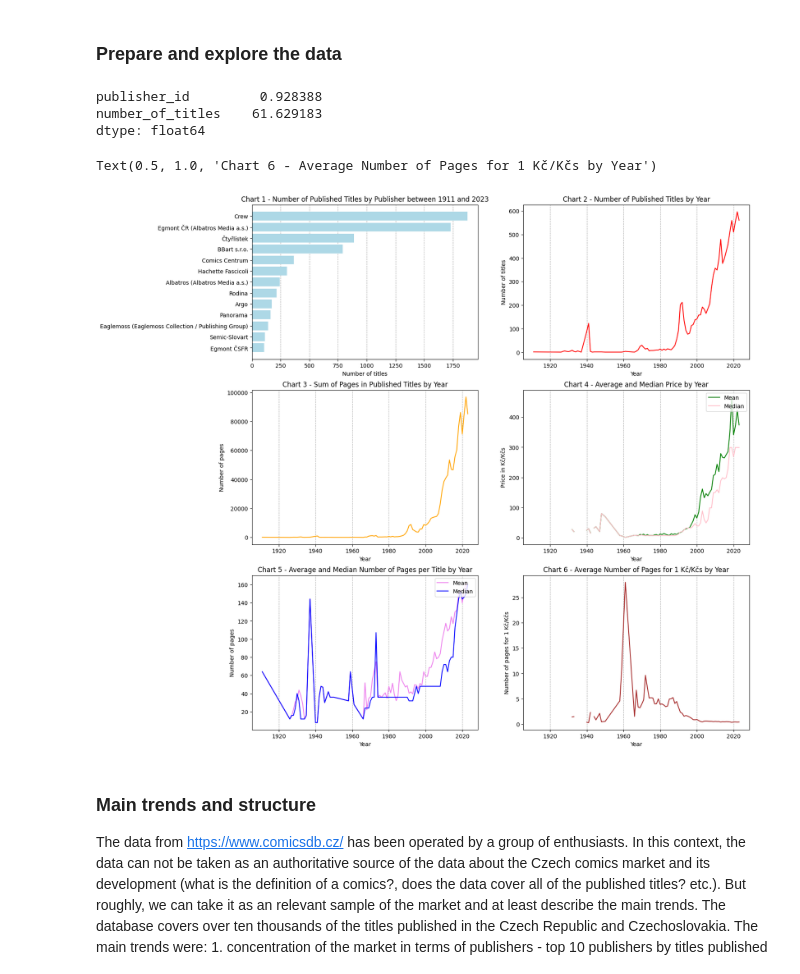
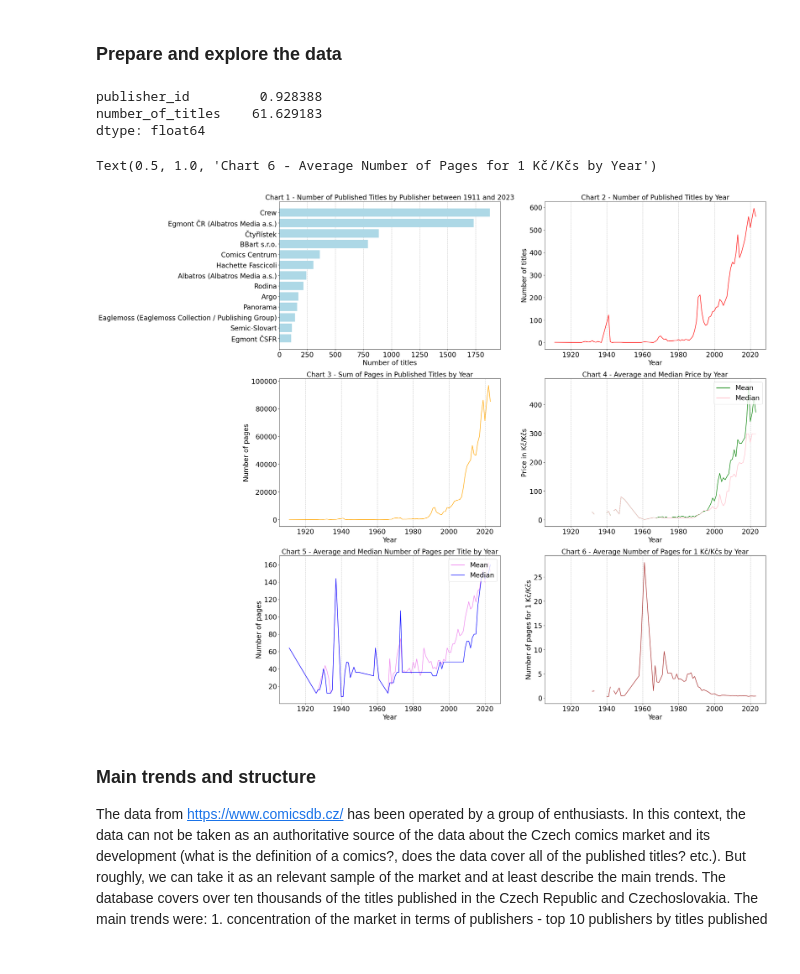
Before and after one commit to tolstoj48/comics_db_project, a Jupyter notebook: comics-project-visualisation.ipynb, the cells around one changed output. Drawn from its saved outputs; the diff is of its cells as text; code cells hidden in the pictures.

Commit message:
Colors, apostrophes change.

```diff
--- a/comics-project-visualisation.ipynb
+++ b/comics-project-visualisation.ipynb
@@ -58,57 +58,66 @@ publishers_chart = publishers[publishers["number_of_titles"] > 100].sort_values(
 # share of top 10 for the whole period
 print(publishers[publishers["number_of_titles"] > 100].sort_values("number_of_titles", ascending = True).tail(10).sum(numeric_only=True) * 100 / publishers.sum(numeric_only=True))
 
-fig = plt.figure(figsize=(16, 17))
+font_size = 20
+plt.rc("font", size=font_size)
+plt.rc("axes", titlesize=font_size)
+plt.rc("axes", labelsize=font_size)
+plt.rc("xtick", labelsize=font_size)
+plt.rc("ytick", labelsize=font_size)
+plt.rc("legend", fontsize=font_size)
+plt.rc("figure", titlesize=font_size)
+fig = plt.figure(figsize=(26, 27))
+
 ax1 = fig.add_subplot(3,2,1)
 ax1.grid(True, axis="x", linestyle="--", zorder=1)
 ax1.barh(publishers_chart["name"], publishers_chart["number_of_titles"], color="lightblue", zorder=2)
-ax1.set_xlabel('Number of titles')
-ax1.set_title('Chart 1 - Number of Published Titles by Publisher between 1911 and 2023')
+ax1.set_xlabel("Number of titles")
+ax1.set_title("Chart 1 - Number of Published Titles by Publisher between 1911 and 2023")
 
 ax2 = fig.add_subplot(3,2,2)
 ax2.grid(True, axis="x", linestyle="--", zorder=1)
 ax2.plot(titles_chart, color="red", zorder=2)
-ax2.set_xlabel('Year')
-ax2.set_ylabel('Number of titles')
-ax2.set_title('Chart 2 - Number of Published Titles by Year')
+ax2.set_xlabel("Year")
+ax2.set_ylabel("Number of titles")
+ax2.set_title("Chart 2 - Number of Published Titles by Year")
 
 ax3 = fig.add_subplot(3,2,3)
 ax3.grid(True, axis="x", linestyle="--", zorder=1)
 ax3.plot(titles_chart_num_pages, color="orange", zorder=2)
-ax3.set_xlabel('Year')
-ax3.set_ylabel('Number of pages')
-ax3.set_title('Chart 3 - Sum of Pages in Published Titles by Year')
+ax3.set_xlabel("Year")
+ax3.set_ylabel("Number of pages")
+ax3.set_title("Chart 3 - Sum of Pages in Published Titles by Year")
 
 ax4 = fig.add_subplot(3,2,4)
 ax4.grid(True, axis="x", linestyle="--", zorder=1)
 ax4.plot(titles_chart_price_mean, color="green", zorder=2, label = "Mean")
-ax4.plot(titles_chart_price_median, color="pink", zorder=2,label = "Median")
-ax4.set_xlabel('Year')
-ax4.set_ylabel('Price in Kč/Kčs')
-ax4.set_title('Chart 4 - Average and Median Price by Year')
+ax4.plot(titles_chart_price_median, color="brown", zorder=2,label = "Median")
+ax4.set_xlabel("Year")
+ax4.set_ylabel("Price in Kč/Kčs")
+ax4.set_title("Chart 4 - Average and Median Price by Year")
 ax4.legend(loc="upper right")
 
 ax5 = fig.add_subplot(3,2,5)
 ax5.grid(True, axis="x", linestyle="--", zorder=1)
 ax5.plot(titles_chart_num_pages_mean, color="violet", zorder=2, label = "Mean")
 ax5.plot(titles_chart_num_pages_median, color="blue", zorder=2, label = "Median")
-ax5.set_xlabel('Year')
-ax5.set_ylabel('Number of pages')
-ax5.set_title('Chart 5 - Average and Median Number of Pages per Title by Year')
+ax5.set_xlabel("Year")
+ax5.set_ylabel("Number of pages")
+ax5.set_title("Chart 5 - Average and Median Number of Pages per Title by Year")
 ax5.legend(loc="upper right")
 
 ax6 = fig.add_subplot(3,2,6)
 ax6.grid(True, axis="x", linestyle="--", zorder=1)
 ax6.plot(average_price_per_average_page["avg_pages/avg_price"], color="brown", zorder=2)
-ax6.set_xlabel('Year')
-ax6.set_ylabel('Number of pages for 1 Kč/Kčs')
-ax6.set_title('Chart 6 - Average Number of Pages for 1 Kč/Kčs by Year')
+ax6.set_xlabel("Year")
+ax6.set_ylabel("Number of pages for 1 Kč/Kčs")
+ax6.set_title("Chart 6 - Average Number of Pages for 1 Kč/Kčs by Year")
 # %% [output]
 publisher_id         0.928388
 number_of_titles    61.629183
 dtype: float64
 Text(0.5, 1.0, 'Chart 6 - Average Number of Pages for 1 Kč/Kčs by Year')
-[figure, old version]
+[figure, new version]
 # %% [markdown]
 ### Main trends and structure
 
```
